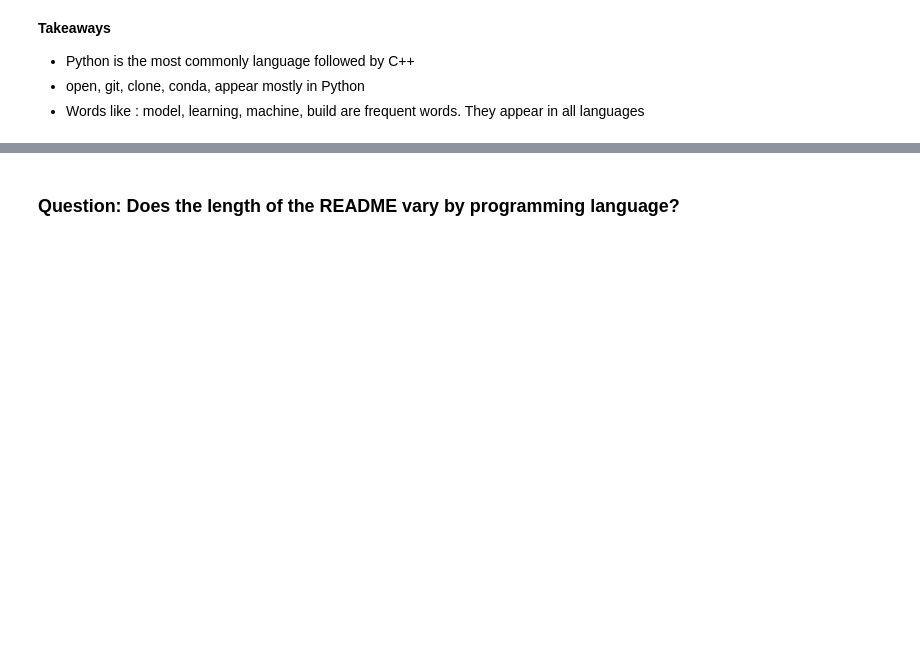
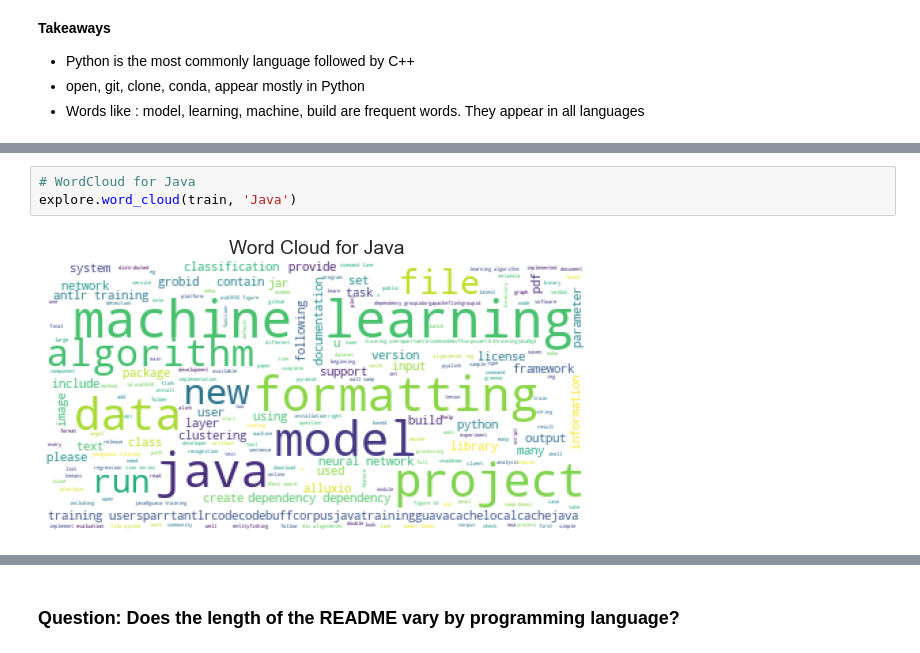
Before and after one commit to brandyn-oliver-jesse-nlp/github-readme-languages, a Jupyter notebook: final_notebook.ipynb, the cells around one changed output, grey strips where cells are left out. Saved outputs shown, nothing was run; the diff lists cells and outputs as text; blank space fills up the shorter version.

```diff
--- a/final_notebook.ipynb
+++ b/final_notebook.ipynb
@@ -111,0 +123,5 @@ explore.common_words(word_counts)
+# %%
+# WordCloud for Java
+explore.word_cloud(train, 'Java')
+# %% [output]
+[figure, added]
```
Also changed, not shown: parts of 21 cells of this notebook.
